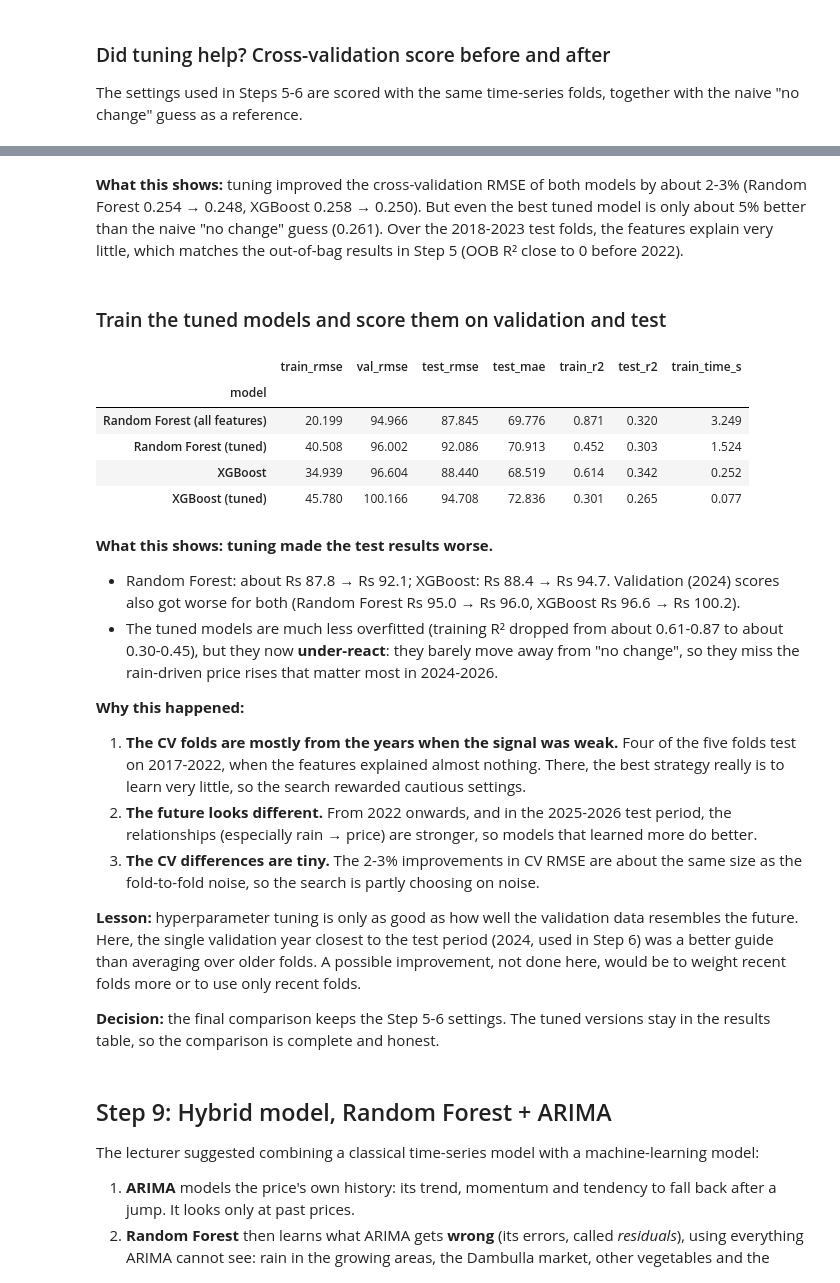
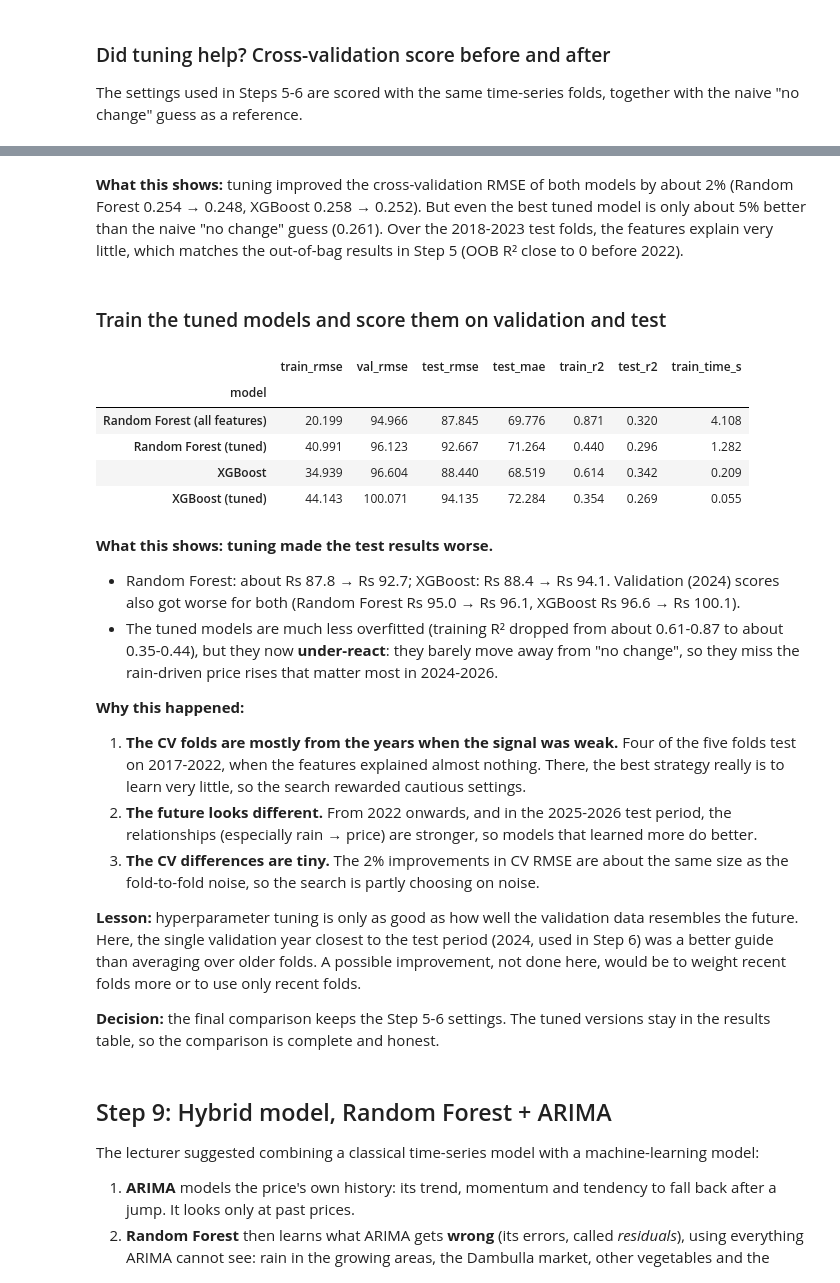
Before and after one commit to renulucshmi/pettah-beans-price-forecast, a Jupyter notebook: ensemble_assignment.ipynb, the cells around one changed output, grey strips where cells are left out. Drawn from its saved outputs; the diff is of its cells as text; code cells hidden in the pictures.

```diff
--- a/ensemble_assignment.ipynb
+++ b/ensemble_assignment.ipynb
@@ -1157,21 +1153,17 @@ Fold 5: train on 320 weeks (to 2022-10-14), test on 63 weeks (2022-10-21 to 2023
 search_space = {
     "Random Forest": (
         RandomForestRegressor(n_estimators=200, random_state=42, n_jobs=1),
-        {"max_depth": [None, 4, 6, 10, 20], "min_samples_leaf": [1, 3, 5, 10, 20],
-         "max_features": [0.33, 0.5, 0.7, 1.0]}),
+        {"max_depth": [None, 6, 10], "min_samples_leaf": [1, 5, 10], "max_features": [0.5, 1.0]}),
     "XGBoost": (
-        XGBRegressor(random_state=42, n_jobs=1),
-        {"n_estimators": [50, 100, 150, 250, 400], "learning_rate": [0.01, 0.03, 0.05, 0.1],
-         "max_depth": [2, 3, 4], "subsample": [0.6, 0.8, 1.0], "colsample_bytree": [0.6, 0.8, 1.0],
-         "min_child_weight": [1, 5, 10], "reg_lambda": [0.1, 1, 10]}),
+        XGBRegressor(subsample=0.8, colsample_bytree=0.8, random_state=42, n_jobs=1),
+        {"n_estimators": [100, 200, 400], "learning_rate": [0.03, 0.1], "max_depth": [2, 3, 4]}),
 }
 
 searches, best_params = {}, {}
 for name, (estimator, grid) in search_space.items():
     t0 = time.perf_counter()
-    s = RandomizedSearchCV(estimator, grid, n_iter=30, cv=tscv, scoring="neg_root_mean_squared_error",
-                           random_state=42, n_jobs=-1).fit(X_train, y_train)
+    s = GridSearchCV(estimator, grid, cv=tscv, scoring="neg_root_mean_squared_error", n_jobs=-1).fit(X_train, y_train)
     searches[name], best_params[name] = s, s.best_params_
-    print(f"{name}: best CV RMSE {-s.best_score_:.4f}  ({time.perf_counter() - t0:.0f} s)")
+    print(f"{name}: {len(s.cv_results_['params'])} combinations, best CV RMSE {-s.best_score_:.4f}  ({time.perf_counter() - t0:.0f} s)")
     print("   best settings:", s.best_params_)
 # %% [output]
@@ -1212,37 +1204,37 @@ Naive (no change) CV RMSE: 0.2614
 # %% [markdown]
-**What this shows:** tuning improved the cross-validation RMSE of both models by about 2-3% (Random Forest 0.254 → 0.248, XGBoost 0.258 → 0.250). But even the best tuned model is only about 5% better than the naive "no change" guess (0.261). Over the 2018-2023 test folds, the features explain very little, which matches the out-of-bag results in Step 5 (OOB R² close to 0 before 2022).
+**What this shows:** tuning improved the cross-validation RMSE of both models by about 2% (Random Forest 0.254 → 0.248, XGBoost 0.258 → 0.252). But even the best tuned model is only about 5% better than the naive "no change" guess (0.261). Over the 2018-2023 test folds, the features explain very little, which matches the out-of-bag results in Step 5 (OOB R² close to 0 before 2022).
 # %% [markdown]
 ### Train the tuned models and score them on validation and test
 # %%
 tuned_models = {
     "Random Forest (tuned)": RandomForestRegressor(n_estimators=500, random_state=42, n_jobs=-1,
                                                    **best_params["Random Forest"]),
-    "XGBoost (tuned)": XGBRegressor(random_state=42, **best_params["XGBoost"]),
+    "XGBoost (tuned)": XGBRegressor(subsample=0.8, colsample_bytree=0.8, random_state=42, **best_params["XGBoost"]),
 }
 for name, m in tuned_models.items():
     t0 = time.perf_counter()
     m.fit(X_train, y_train)
     t = time.perf_counter() - t0
     add_result(name, m.predict(X_train), m.predict(X_val), m.predict(X_test), t)
 
 res = pd.DataFrame(results).set_index("model")
 res.loc[["Random Forest (all features)", "Random Forest (tuned)", "XGBoost", "XGBoost (tuned)"]].round(3)
 # %% [output]
 |  | train_rmse | val_rmse | test_rmse | test_mae | train_r2 | test_r2 | train_time_s |
 | model |  |  |  |  |  |  |  |
-| Random Forest (all features) | 20.199 | 94.966 | 87.845 | 69.776 | 0.871 | 0.320 | 3.249 |
-| Random Forest (tuned) | 40.508 | 96.002 | 92.086 | 70.913 | 0.452 | 0.303 | 1.524 |
-| XGBoost | 34.939 | 96.604 | 88.440 | 68.519 | 0.614 | 0.342 | 0.252 |
-| XGBoost (tuned) | 45.780 | 100.166 | 94.708 | 72.836 | 0.301 | 0.265 | 0.077 |
+| Random Forest (all features) | 20.199 | 94.966 | 87.845 | 69.776 | 0.871 | 0.320 | 4.108 |
+| Random Forest (tuned) | 40.991 | 96.123 | 92.667 | 71.264 | 0.440 | 0.296 | 1.282 |
+| XGBoost | 34.939 | 96.604 | 88.440 | 68.519 | 0.614 | 0.342 | 0.209 |
+| XGBoost (tuned) | 44.143 | 100.071 | 94.135 | 72.284 | 0.354 | 0.269 | 0.055 |
 # %% [markdown]
 **What this shows: tuning made the test results worse.**
-- Random Forest: about Rs 87.8 → Rs 92.1; XGBoost: Rs 88.4 → Rs 94.7. Validation (2024) scores also got worse for both (Random Forest Rs 95.0 → Rs 96.0, XGBoost Rs 96.6 → Rs 100.2).
-- The tuned models are much less overfitted (training R² dropped from about 0.61-0.87 to about 0.30-0.45), but they now **under-react**: they barely move away from "no change", so they miss the rain-driven price rises that matter most in 2024-2026.
+- Random Forest: about Rs 87.8 → Rs 92.7; XGBoost: Rs 88.4 → Rs 94.1. Validation (2024) scores also got worse for both (Random Forest Rs 95.0 → Rs 96.1, XGBoost Rs 96.6 → Rs 100.1).
+- The tuned models are much less overfitted (training R² dropped from about 0.61-0.87 to about 0.35-0.44), but they now **under-react**: they barely move away from "no change", so they miss the rain-driven price rises that matter most in 2024-2026.
 
 **Why this happened:**
 1. **The CV folds are mostly from the years when the signal was weak.** Four of the five folds test on 2017-2022, when the features explained almost nothing. There, the best strategy really is to learn very little, so the search rewarded cautious settings.
 2. **The future looks different.** From 2022 onwards, and in the 2025-2026 test period, the relationships (especially rain → price) are stronger, so models that learned more do better.
-3. **The CV differences are tiny.** The 2-3% improvements in CV RMSE are about the same size as the fold-to-fold noise, so the search is partly choosing on noise.
+3. **The CV differences are tiny.** The 2% improvements in CV RMSE are about the same size as the fold-to-fold noise, so the search is partly choosing on noise.
 
 **Lesson:** hyperparameter tuning is only as good as how well the validation data resembles the future. Here, the single validation year closest to the test period (2024, used in Step 6) was a better guide than averaging over older folds. A possible improvement, not done here, would be to weight recent folds more or to use only recent folds.
 
```
Also changed, not shown: parts of 15 cells of this notebook, 9 other files.
